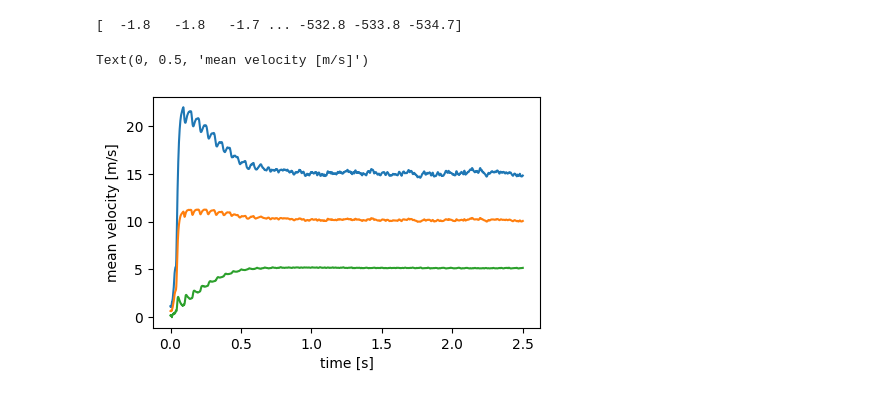
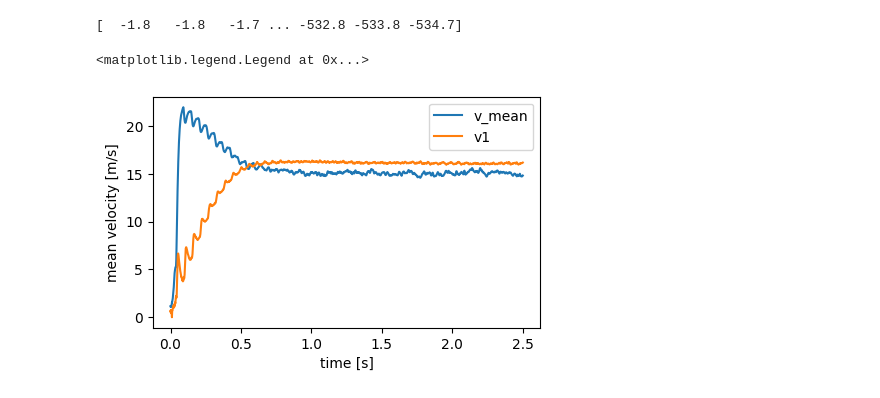
Before and after one commit to ChristianRas/41312_Fluid-mekanik, a Jupyter notebook: Afleveringer/Aflevering_1.ipynb, the cells around one changed output. Cells and saved outputs as stored; diff of their text form; code cells hidden in the pictures.

```diff
--- a/Afleveringer/Aflevering_1.ipynb
+++ b/Afleveringer/Aflevering_1.ipynb
@@ -33,22 +35,16 @@ plt.legend()
 # %%
 delta_p = p1-p2
 v_mean = np.sqrt(2 * delta_p * D / (f * L * rho))
-v1 = np.sqrt(-2*p1 / (rho*9.82))
-
-print(p1+p2)
-
-v2 = np.sqrt( (p1-p2) / rho + v1**2)
-
-v_mean_2 = (v1+v2)/2
+v1 = np.sqrt(-2*p1 / (rho))
 # %% [output]
 [  -1.8   -1.8   -1.7 ... -532.8 -533.8 -534.7]
 # %%
 plt.figure(figsize=(5,3))
-plt.plot(t, v_mean)
-plt.plot(t, v_mean_2)
-plt.plot(t, v1)
+plt.plot(t, v_mean, label="v_mean")
+plt.plot(t, v1, label="v1")
 plt.xlabel("time [s]")
 plt.ylabel("mean velocity [m/s]")
+plt.legend()
 # %% [output]
-Text(0, 0.5, 'mean velocity [m/s]')
+<matplotlib.legend.Legend at 0x...>
-[figure, old version]
+[figure, new version]
```
Also changed, not shown: parts of 6 cells of this notebook.
